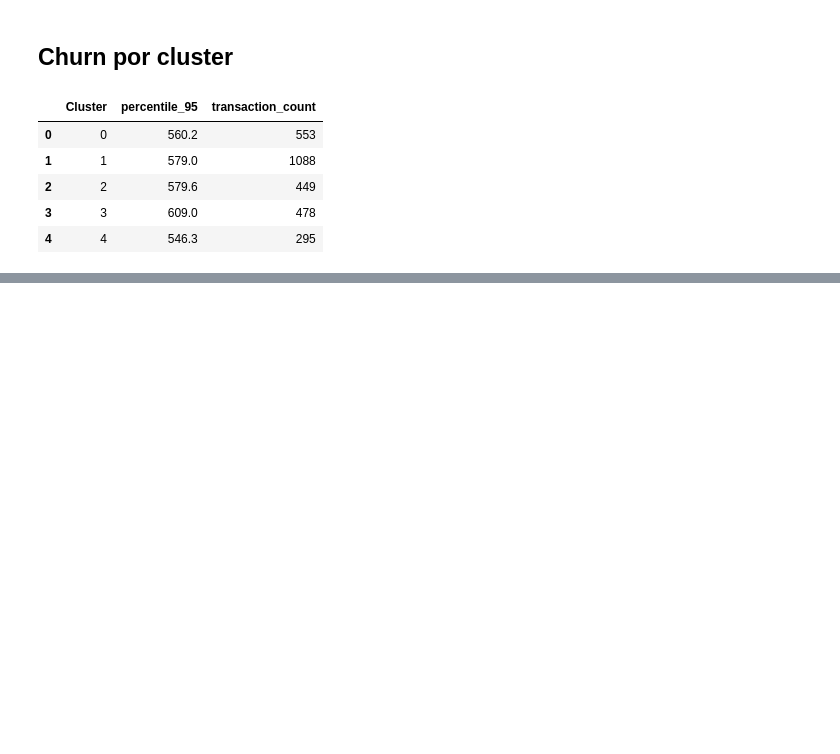
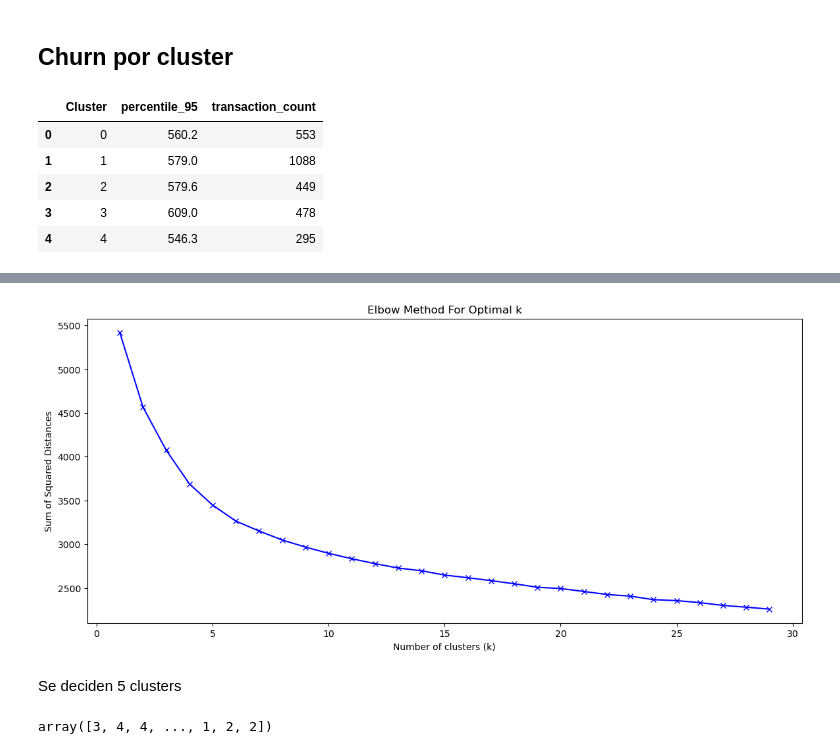
Before and after one commit to luisejdm/Analisis_de_datos_financieros_y_de_diseno_de_indicadores, a Jupyter notebook: Quizes/quiz03/quiz03.ipynb, the cells around one changed output, grey strips where cells are left out. Drawn from its saved outputs; the diff is of its cells as text; code cells hidden in the pictures; blank space fills up the shorter version.

```diff
--- a/Quizes/quiz03/quiz03.ipynb
+++ b/Quizes/quiz03/quiz03.ipynb
@@ -279,0 +290,3 @@ threshold_per_cluster.head()
+# %%
+df = pd.read_csv('tlacuachitos_vip_customers_data.csv')
+df.head()
@@ -279,0 +319,8 @@ threshold_per_cluster.head()
+# %%
+numerical_features = ['Age', 'Income', 'Tenure']
+categorical_features = ['Education', 'Industry', 'Geographic Location']
+# %%
+encoded_features = pd.get_dummies(df[categorical_features],
+                   columns=categorical_features,
+                   drop_first=True)
+encoded_features.head()
@@ -279,0 +334,12 @@ threshold_per_cluster.head()
+# %%
+data_to_model_standarized = StandardScaler().fit_transform(df[numerical_features])
+
+data_to_model_df = pd.DataFrame(data_to_model_standarized,
+                                columns=numerical_features).reset_index()
+
+encoded_features_df = encoded_features.reset_index()
+
+data_to_model = data_to_model_df.merge(encoded_features_df, on='index')
+data_to_model = data_to_model.drop('index', axis=1)
+
+data_to_model.head()
@@ -279,0 +353,25 @@ threshold_per_cluster.head()
+# %%
+sum_of_squared_distances = []
+K = range(1, 30)
+for k in K:
+    km = KMeans(n_clusters=k, random_state=42)
+    km = km.fit(data_to_model)
+    sum_of_squared_distances.append(km.inertia_)
+
+# Plot the Elbow curve
+plt.figure(figsize=(14, 6))
+plt.plot(K, sum_of_squared_distances, 'bx-')
+plt.xlabel('Number of clusters (k)')
+plt.ylabel('Sum of Squared Distances')
+plt.title('Elbow Method For Optimal k')
+plt.show()
+# %% [output]
+[figure, added]
+# %% [markdown]
+Se deciden 5 clusters
+# %%
+kmeans = KMeans(n_clusters=5, random_state=42)
+labels = kmeans.fit_predict(data_to_model)
+labels
+# %% [output]
+array([3, 4, 4, ..., 1, 2, 2])
```
Also changed, not shown: parts of 21 cells of this notebook, 2 other files.
